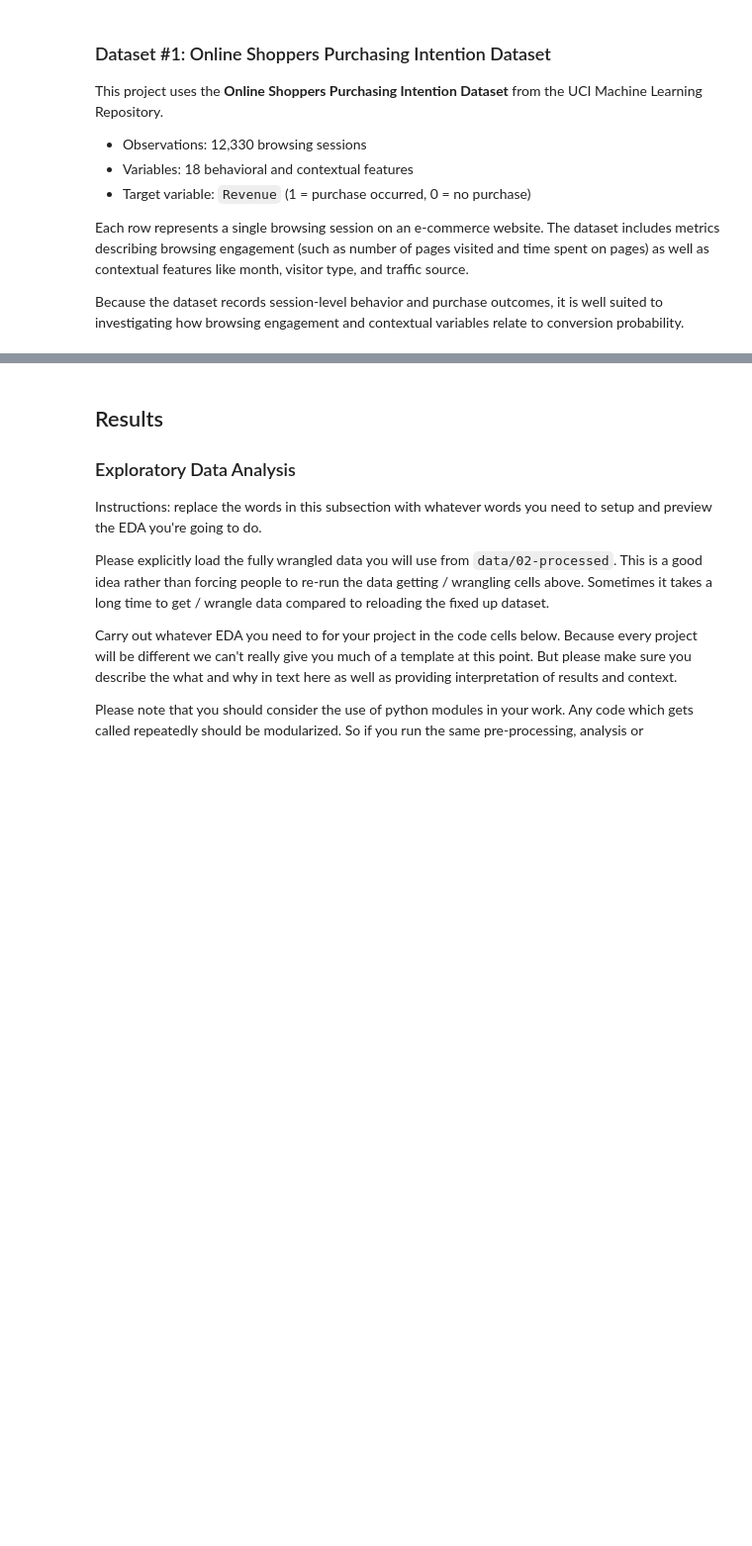
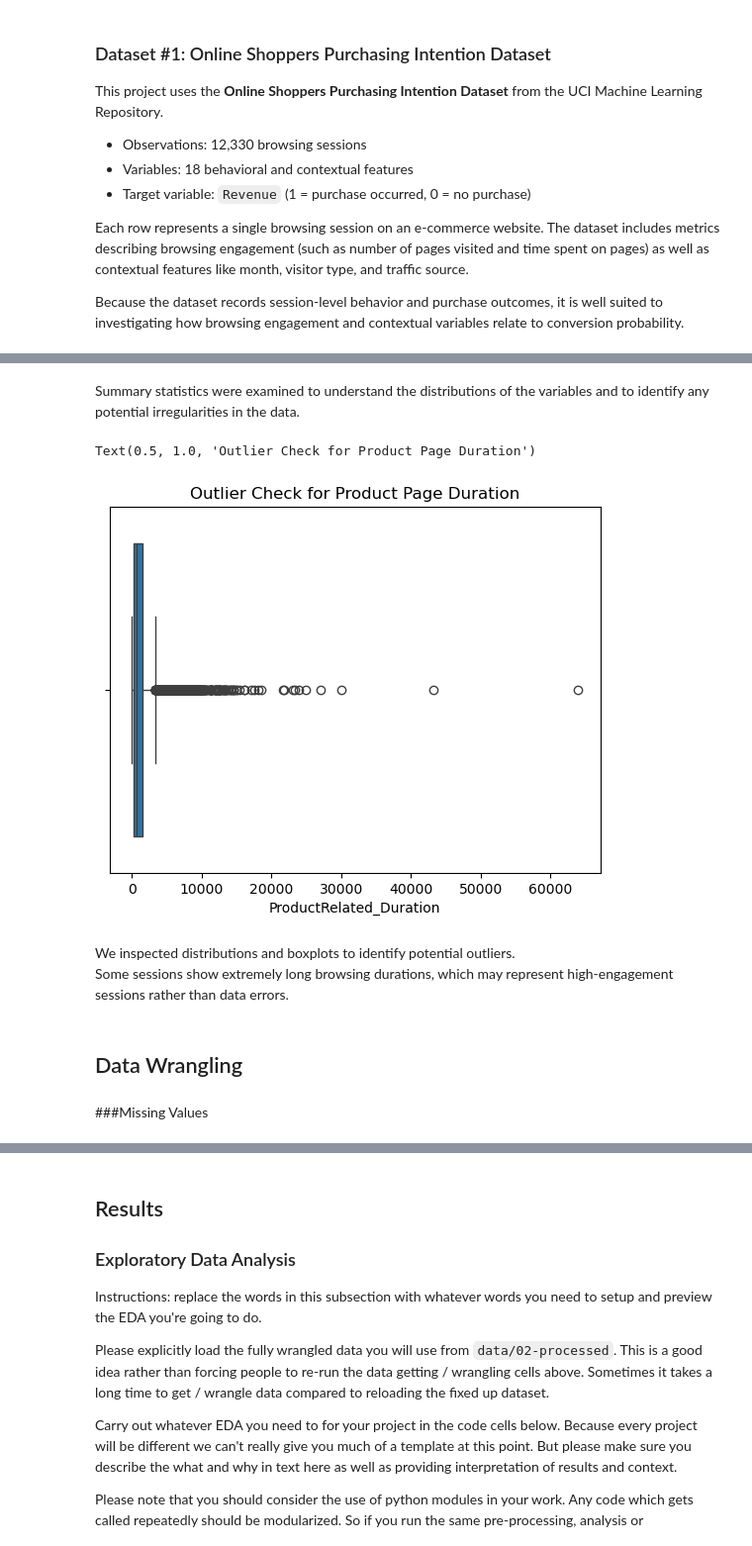
Before and after one commit to COGS108/Group067_WI26, a Jupyter notebook: 02-EDACheckpoint.ipynb, the cells around one changed output, grey strips where cells are left out. Shown at 99% size. Drawn from its saved outputs; the diff is of its cells as text; code cells hidden in the pictures; blank space fills up the shorter version.

Commit message:
Finished data wrangling

```diff
--- a/02-EDACheckpoint.ipynb
+++ b/02-EDACheckpoint.ipynb
@@ -204,8 +211,5 @@ import numpy as np
 import seaborn as sns
 import matplotlib.pyplot as plt
 
-# Load dataset
-df = pd.read_csv('online_shoppers_intention.csv')
-
-# Preview dataset
-df.head()
+df = pd.read_csv(
+    "data/00-raw/online_shoppers_intention.csv")
@@ -217,0 +285,15 @@ df.head()
+# %% [markdown]
+Summary statistics were examined to understand the distributions of the variables and to identify any potential irregularities in the data.
+# %%
+sns.boxplot(x=df['ProductRelated_Duration'])
+plt.title("Outlier Check for Product Page Duration")
+# %% [output]
+Text(0.5, 1.0, 'Outlier Check for Product Page Duration')
+[figure, added]
+# %% [markdown]
+We inspected distributions and boxplots to identify potential outliers.
+Some sessions show extremely long browsing durations, which may represent high-engagement sessions rather than data errors.
+# %% [markdown]
+## Data Wrangling
+# %% [markdown]
+###Missing Values
```
Also changed, not shown: parts of 41 cells of this notebook.
